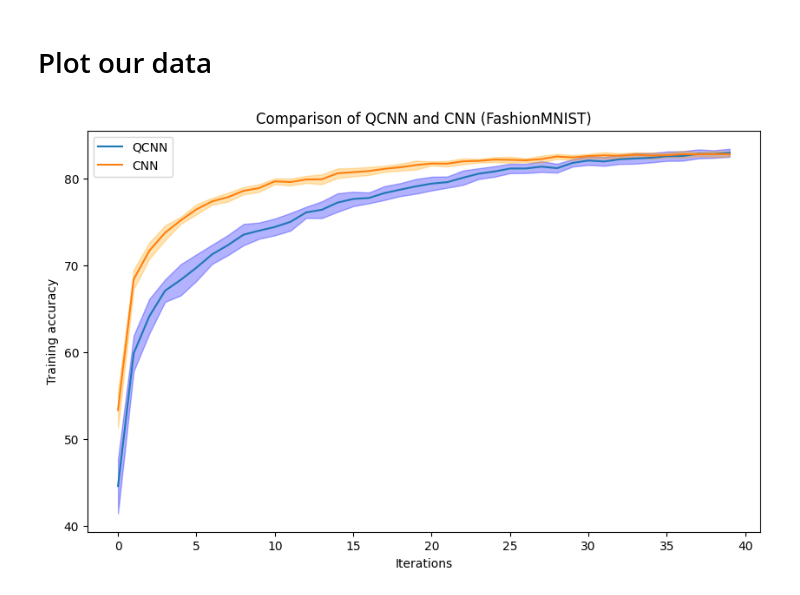
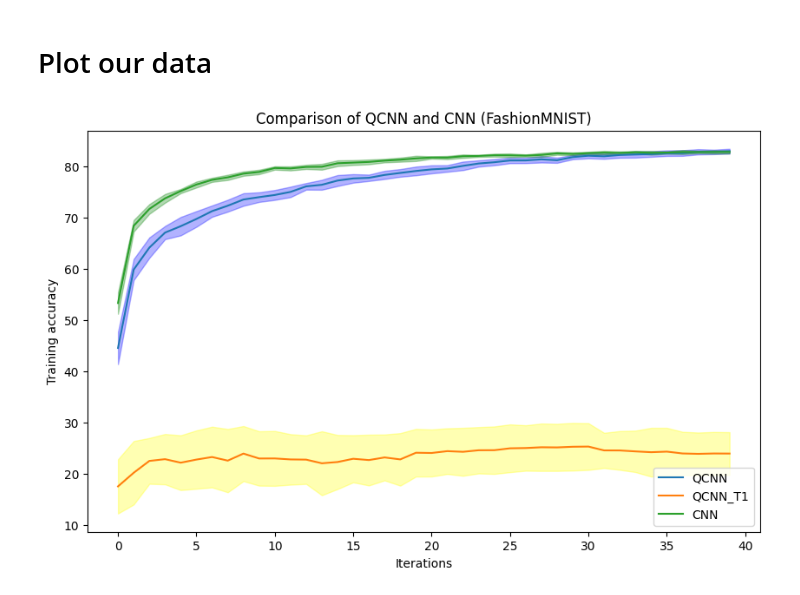
Before and after one commit to ptitbroussou/HW_QCNN, a Jupyter notebook: Paper_data/Fashion_MNIST/Comparison_QCNN_CNN.ipynb, the cells around one changed output. Saved outputs shown, nothing was run; the diff lists cells and outputs as text; code cells hidden in the pictures.

```diff
--- a/Paper_data/Fashion_MNIST/Comparison_QCNN_CNN.ipynb
+++ b/Paper_data/Fashion_MNIST/Comparison_QCNN_CNN.ipynb
@@ -136,7 +139,4 @@ Epoch 39: Loss = 0.465812, accuracy = 82.8000 %
 # %%
-import re
-import numpy as np
-
 def extract_loss_and_accuracy(data):
     # Split the data into lines and filter out those that start with "Evaluation on test set"
     lines = [line for line in data.split('\n') if not line.startswith("Evaluation on test set")]
@@ -158,13 +158,19 @@ def extract_loss_and_accuracy(data):
 with open('QCNN_data.txt', 'r') as file:
     QCNN_data = file.read()
 
+with open('QCNN_data_T1.txt', 'r') as file:
+    QCNN_T1_data = file.read()
+
 with open('CNN_data.txt', 'r') as file:
     CNN_data = file.read()
 
 QCNN_loss, QCNN_accuracy = extract_loss_and_accuracy(QCNN_data)
+QCNN_T1_loss, QCNN_T1_accuracy = extract_loss_and_accuracy(QCNN_T1_data)
 CNN_loss, CNN_accuracy = extract_loss_and_accuracy(CNN_data)
 QCNN_accuracy_2d = np.reshape(QCNN_accuracy, (10, 40))
 QCNN_accuracy_2d.tolist()
+QCNN_T1_accuracy_2d = np.reshape(QCNN_T1_accuracy, (10, 40))
+QCNN_T1_accuracy_2d.tolist()
 CNN_accuracy_2d = np.reshape(CNN_accuracy, (10, 40))
 CNN_accuracy_2d.tolist()
 print("We have imported our data!")
@@ -173,33 +199,37 @@ We have imported our data!
 # %% [markdown]
 # Plot our data
 # %%
-import numpy as np
-import matplotlib.pyplot as plt
+
 
 # Example data (replace this with your own 2D list)
 # data = np.random.randn(200, 10)  # 200 iterations, 10 different runs/experiments
 QCNN_data = QCNN_accuracy_2d
+QCNN_T1_data = QCNN_T1_accuracy_2d
 CNN_data = CNN_accuracy_2d
 # Calculate mean and standard deviation
 QCNN_mean = np.mean(QCNN_data, axis=0)
 QCNN_std_dev = np.std(QCNN_data, axis=0)
+QCNN_T1_mean = np.mean(QCNN_T1_data, axis=0)
+QCNN_T1_std_dev = np.std(QCNN_T1_data, axis=0)
 CNN_mean = np.mean(CNN_data, axis=0)
 CNN_std_dev = np.std(CNN_data, axis=0)
 
 
 # Plot the data
 plt.figure(figsize=(10, 6))
 plt.plot(QCNN_mean, label='QCNN')
 plt.fill_between(range(len(QCNN_mean)), QCNN_mean - QCNN_std_dev, QCNN_mean + QCNN_std_dev, color='blue', alpha=0.3)
+plt.plot(QCNN_T1_mean, label='QCNN_T1')
+plt.fill_between(range(len(QCNN_T1_mean)), QCNN_T1_mean - QCNN_T1_std_dev, QCNN_T1_mean + QCNN_T1_std_dev, color='yellow', alpha=0.3)
 plt.plot(CNN_mean, label='CNN')
-plt.fill_between(range(len(CNN_mean)), CNN_mean - CNN_std_dev, CNN_mean + CNN_std_dev, color='orange', alpha=0.3)
+plt.fill_between(range(len(CNN_mean)), CNN_mean - CNN_std_dev, CNN_mean + CNN_std_dev, color='green', alpha=0.3)
 # Customize the plot
 plt.xlabel('Iterations')
 plt.ylabel('Training accuracy')
 plt.legend()
 plt.title('Comparison of QCNN and CNN (FashionMNIST)')
 
 # Show the plot
 plt.show()
 # %% [output]
-[figure, old version]
+[figure, new version]
```
Also changed, not shown: parts of 4 cells of this notebook, 39 other files.
